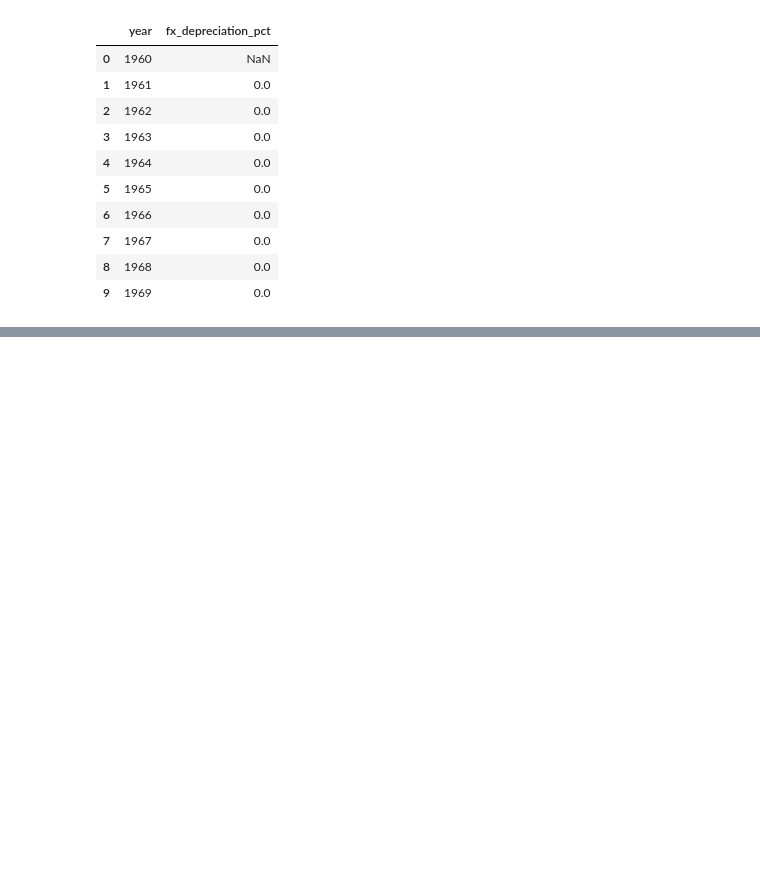
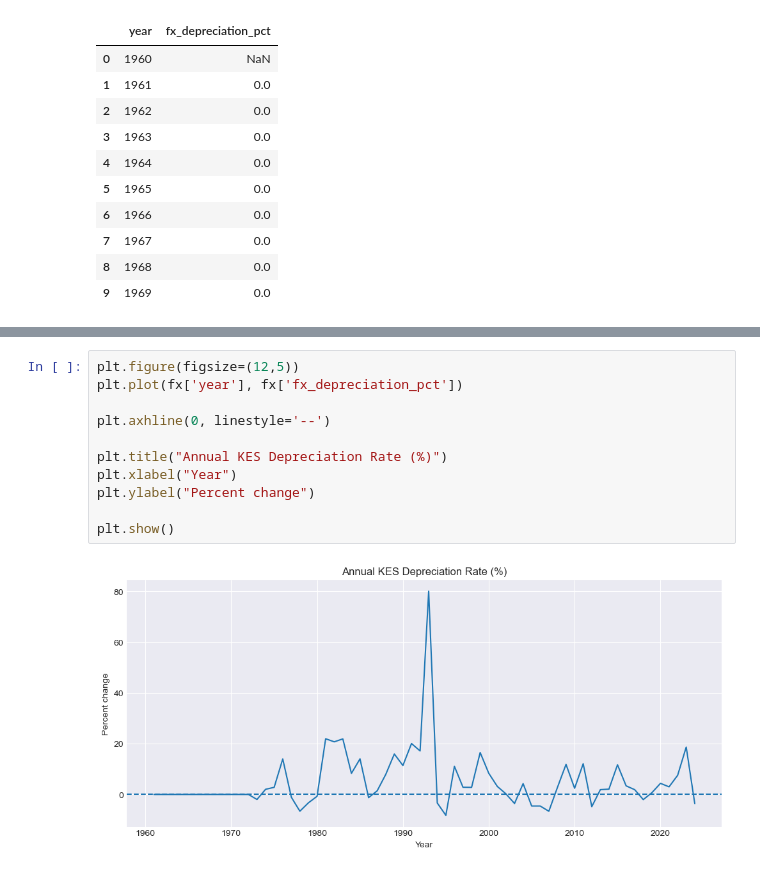
Before and after one commit to GACHINGU/AI-Financial-Crisis-Prediction, a Jupyter notebook: Index.ipynb, the cells around one changed output, grey strips where cells are left out. Drawn from its saved outputs; the diff is of its cells as text; blank space fills up the shorter version.

```diff
--- a/Index.ipynb
+++ b/Index.ipynb
@@ -454,0 +471,13 @@ fx[['year', 'fx_depreciation_pct']].head(10)
+# %%
+plt.figure(figsize=(12,5))
+plt.plot(fx['year'], fx['fx_depreciation_pct'])
+
+plt.axhline(0, linestyle='--')
+
+plt.title("Annual KES Depreciation Rate (%)")
+plt.xlabel("Year")
+plt.ylabel("Percent change")
+
+plt.show()
+# %% [output]
+[figure, added]
```
Also changed, not shown: parts of 11 cells of this notebook, 2 other files.
